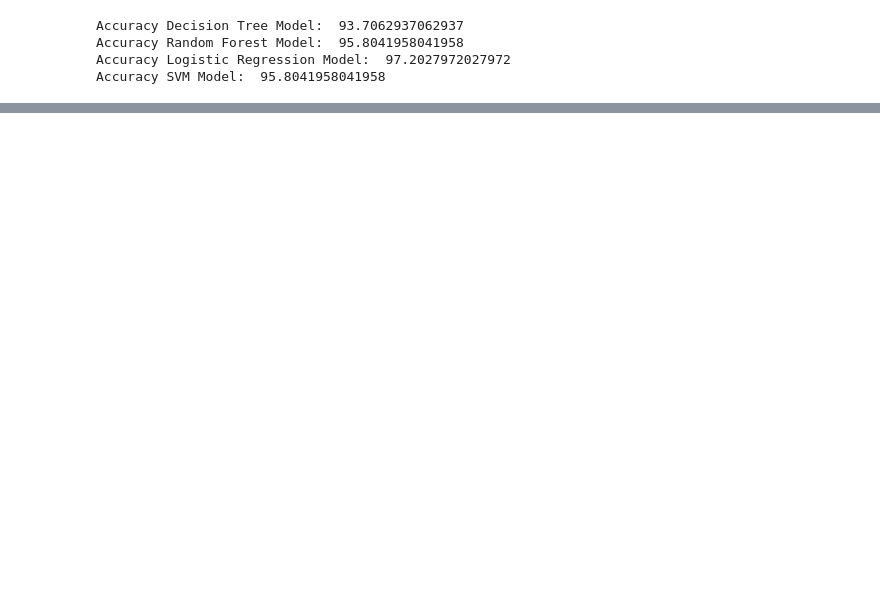
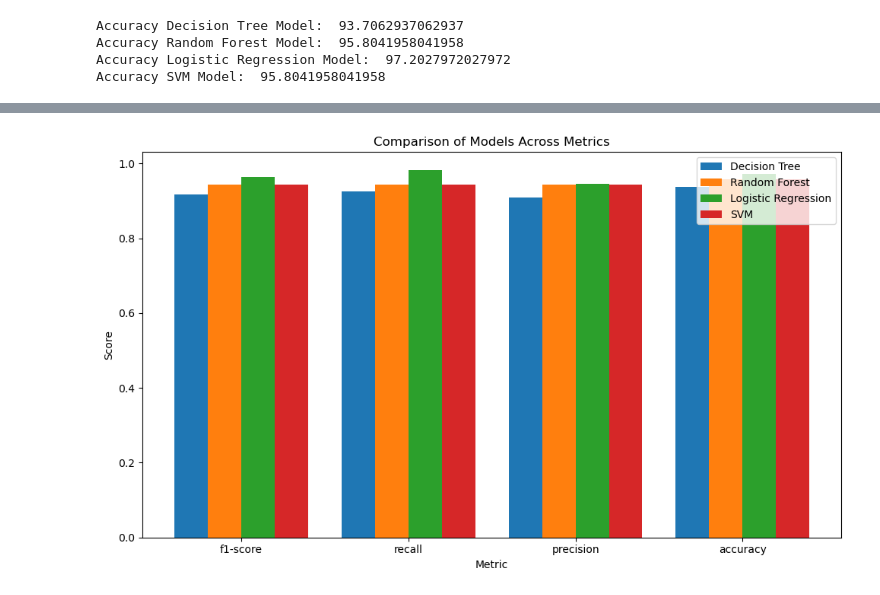
Before and after one commit to Amir-Mojtahedi/OncoVision, a Jupyter notebook: back-end/notebooks/models.ipynb, the cells around one changed output, grey strips where cells are left out. Cells and saved outputs as stored; diff of their text form; code cells hidden in the pictures; blank space fills up the shorter version.

Commit message:
switched metric and model in the chart

```diff
--- a/back-end/notebooks/models.ipynb
+++ b/back-end/notebooks/models.ipynb
@@ -171,0 +90,49 @@ weighted avg       0.96      0.96      0.96       143
+# %%
+import numpy as np
+import matplotlib.pyplot as plt
+from sklearn.metrics import f1_score, recall_score, precision_score, accuracy_score
+
+# 1. Define your models and their predictions
+models = ['Decision Tree', 'Random Forest', 'Logistic Regression', 'SVM']
+y_preds = [y_pred_dtm, y_pred_rfm, y_pred_lr, y_pred_svm]
+
+# 2. Define your metrics in the order you want them on the x-axis
+metrics = ['f1-score', 'recall', 'precision', 'accuracy']
+
+# 3. Compute a (4 models × 4 metrics) array of scores
+scores = np.array([
+    [
+        f1_score(y_test, pred)         if metric == 'f1-score' else
+        recall_score(y_test, pred)     if metric == 'recall'    else
+        precision_score(y_test, pred)  if metric == 'precision' else
+        accuracy_score(y_test, pred)
+        for metric in metrics
+    ]
+    for pred in y_preds
+])
+
+# transpose so shape becomes (4 metrics × 4 models)
+scores = scores.T
+
+# 4. Set up the bar positions
+x = np.arange(len(metrics))
+width = 0.2
+
+fig, ax = plt.subplots(figsize=(10, 6))
+
+# 5. Plot one bar per model, offset horizontally
+for i, model in enumerate(models):
+    ax.bar(x + (i - 1.5) * width, scores[:, i], width, label=model)
+
+# 6. Labels, ticks, legend
+ax.set_xlabel('Metric')
+ax.set_ylabel('Score')
+ax.set_title('Comparison of Models Across Metrics')
+ax.set_xticks(x)
+ax.set_xticklabels(metrics)
+ax.legend()
+
+plt.tight_layout()
+plt.show()
+# %% [output]
+[figure, added]
```
Also changed, not shown: parts of 1 cell of this notebook.
